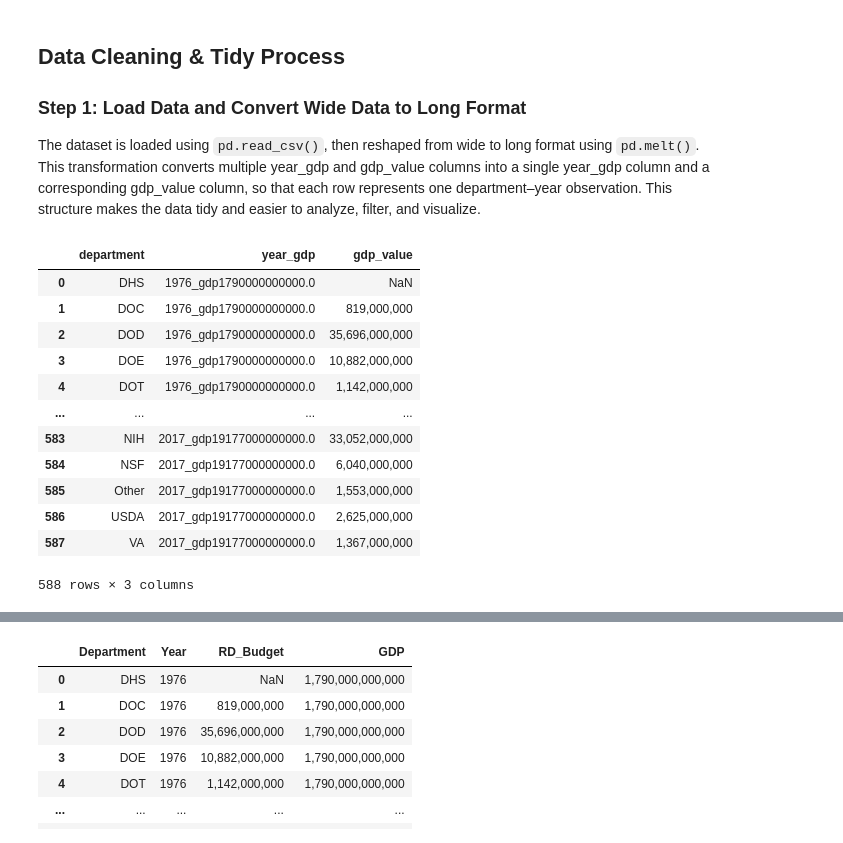
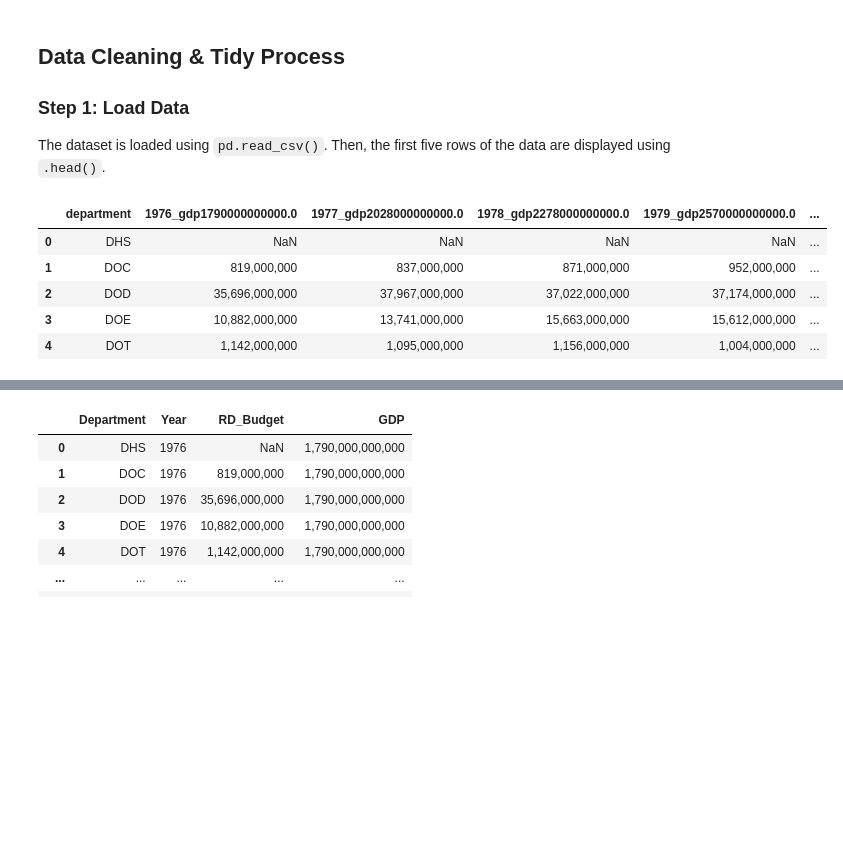
Before and after one commit to tmsantar/Santarelli-Data-Science-Portfolio, a Jupyter notebook: TidyData-Project/main.ipynb, the cells around one changed output, grey strips where cells are left out. Drawn from its saved outputs; the diff is of its cells as text; code cells hidden in the pictures; blank space fills up the shorter version.

Commit message:
Update main.ipynb
Added clarity in the markdown cells and split apart my first step for easier readability.

```diff
--- a/TidyData-Project/main.ipynb
+++ b/TidyData-Project/main.ipynb
@@ -1,25 +1,17 @@
 # %% [markdown]
 ## Data Cleaning & Tidy Process
 
-### Step 1: Load Data and Convert Wide Data to Long Format
+### Step 1: Load Data
 
-The dataset is loaded using `pd.read_csv()`, then reshaped from wide to long format using `pd.melt()`. This transformation converts multiple year_gdp and gdp_value columns into a single year_gdp column and a corresponding gdp_value column, so that each row represents one department–year observation. This structure makes the data tidy and easier to analyze, filter, and visualize.
+The dataset is loaded using `pd.read_csv()`. Then, the first five rows of the data are displayed using `.head()`.
 # %%
 import pandas as pd
 Fed_RD = pd.read_csv("data/fed_rd_year&gdp.csv")
-Fed_RD = pd.melt(Fed_RD, id_vars=['department'], var_name='year_gdp', value_name='gdp_value')
-Fed_RD
+Fed_RD.head()
 # %% [output]
-|  | department | year_gdp | gdp_value |
-| 0 | DHS | 1976_gdp1790000000000.0 | NaN |
-| 1 | DOC | 1976_gdp1790000000000.0 | 819,000,000 |
-| 2 | DOD | 1976_gdp1790000000000.0 | 35,696,000,000 |
-| 3 | DOE | 1976_gdp1790000000000.0 | 10,882,000,000 |
-| 4 | DOT | 1976_gdp1790000000000.0 | 1,142,000,000 |
-| ... | ... | ... | ... |
-| 583 | NIH | 2017_gdp19177000000000.0 | 33,052,000,000 |
-| 584 | NSF | 2017_gdp19177000000000.0 | 6,040,000,000 |
-| 585 | Other | 2017_gdp19177000000000.0 | 1,553,000,000 |
-| 586 | USDA | 2017_gdp19177000000000.0 | 2,625,000,000 |
-| 587 | VA | 2017_gdp19177000000000.0 | 1,367,000,000 |
+|  | department | 1976_gdp1790000000000.0 | 1977_gdp2028000000000.0 | 1978_gdp2278000000000.0 | 1979_gdp2570000000000.0 | ... |
+| 0 | DHS | NaN | NaN | NaN | NaN | ... |
+| 1 | DOC | 819,000,000 | 837,000,000 | 871,000,000 | 952,000,000 | ... |
+| 2 | DOD | 35,696,000,000 | 37,967,000,000 | 37,022,000,000 | 37,174,000,000 | ... |
+| 3 | DOE | 10,882,000,000 | 13,741,000,000 | 15,663,000,000 | 15,612,000,000 | ... |
+| 4 | DOT | 1,142,000,000 | 1,095,000,000 | 1,156,000,000 | 1,004,000,000 | ... |
-588 rows × 3 columns
```
Also changed, not shown: parts of 11 cells of this notebook.
